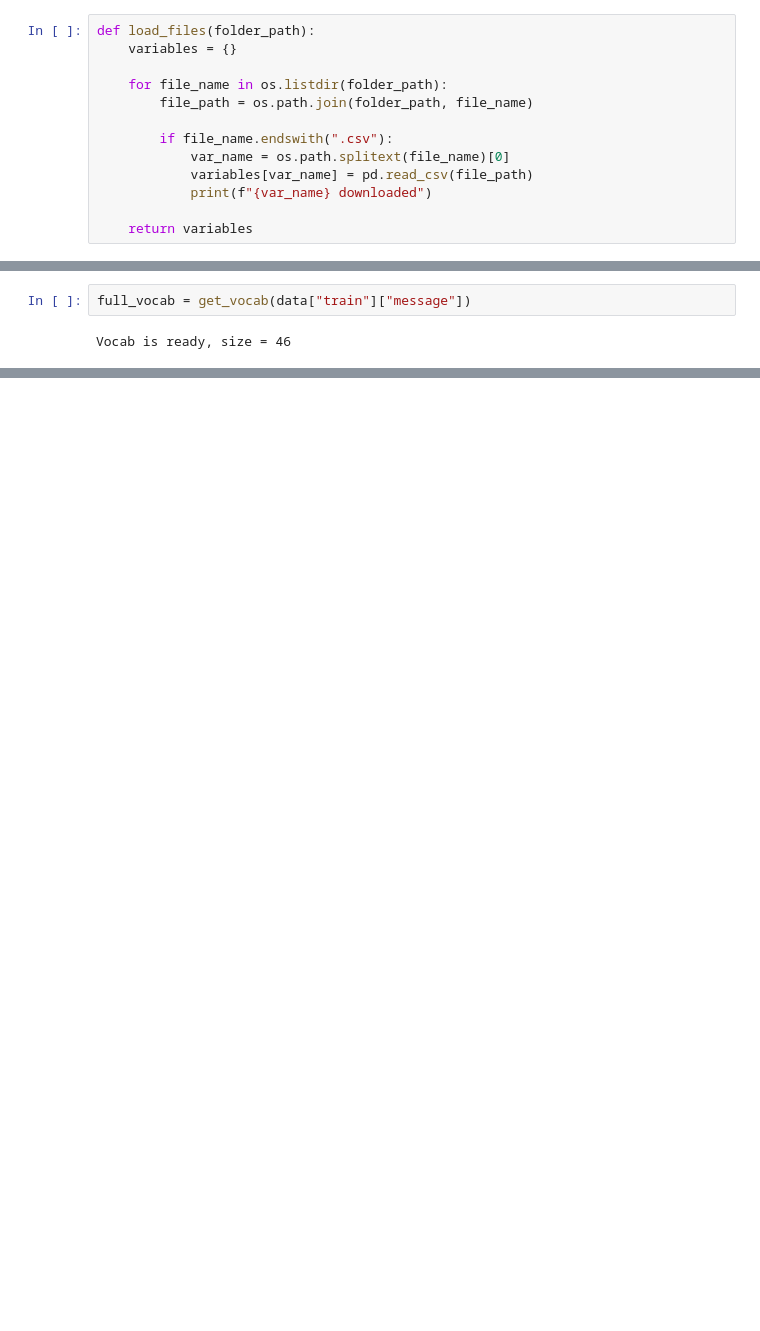
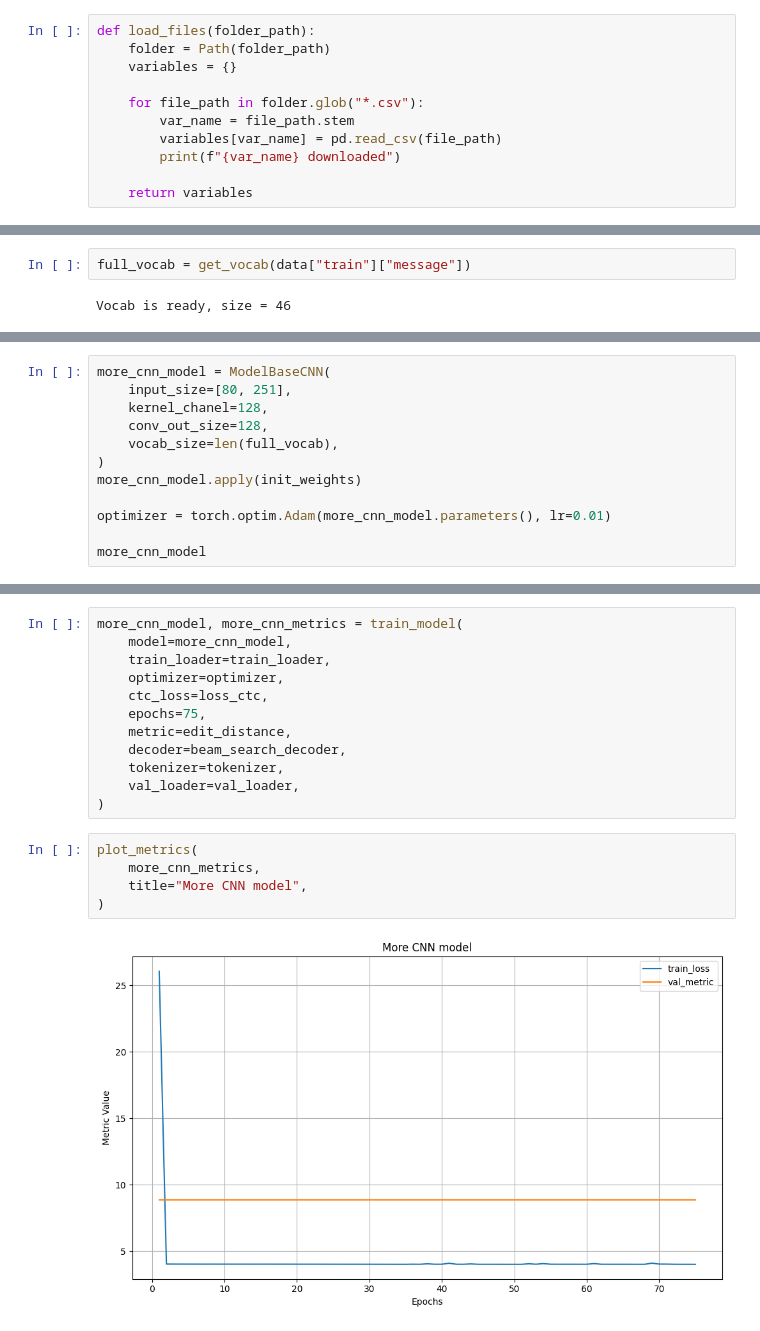
Before and after one commit to vlalalapki/audio_morse_decoder, a Jupyter notebook: notebooks/models.ipynb, the cells around one changed output, grey strips where cells are left out. Drawn from its saved outputs; the diff is of its cells as text; blank space fills up the shorter version.

```diff
--- a/notebooks/models.ipynb
+++ b/notebooks/models.ipynb
@@ -206,14 +735,12 @@ print(f"Using device: {device}")
 Using device: cpu
 # %%
 def load_files(folder_path):
+    folder = Path(folder_path)
     variables = {}
 
-    for file_name in os.listdir(folder_path):
-        file_path = os.path.join(folder_path, file_name)
-
-        if file_name.endswith(".csv"):
-            var_name = os.path.splitext(file_name)[0]
-            variables[var_name] = pd.read_csv(file_path)
-            print(f"{var_name} downloaded")
+    for file_path in folder.glob("*.csv"):
+        var_name = file_path.stem
+        variables[var_name] = pd.read_csv(file_path)
+        print(f"{var_name} downloaded")
 
     return variables
@@ -915,0 +1197,12 @@ Error:
+# %%
+more_cnn_model = ModelBaseCNN(
+    input_size=[80, 251],
+    kernel_chanel=128,
+    conv_out_size=128,
+    vocab_size=len(full_vocab),
+)
+more_cnn_model.apply(init_weights)
+
+optimizer = torch.optim.Adam(more_cnn_model.parameters(), lr=0.01)
+
+more_cnn_model
@@ -915,0 +1233,19 @@ Error:
+# %%
+more_cnn_model, more_cnn_metrics = train_model(
+    model=more_cnn_model,
+    train_loader=train_loader,
+    optimizer=optimizer,
+    ctc_loss=loss_ctc,
+    epochs=75,
+    metric=edit_distance,
+    decoder=beam_search_decoder,
+    tokenizer=tokenizer,
+    val_loader=val_loader,
+)
+# %%
+plot_metrics(
+    more_cnn_metrics,
+    title="More CNN model",
+)
+# %% [output]
+[figure, added]
```
Also changed, not shown: parts of 258 cells of this notebook, 17 other files.
